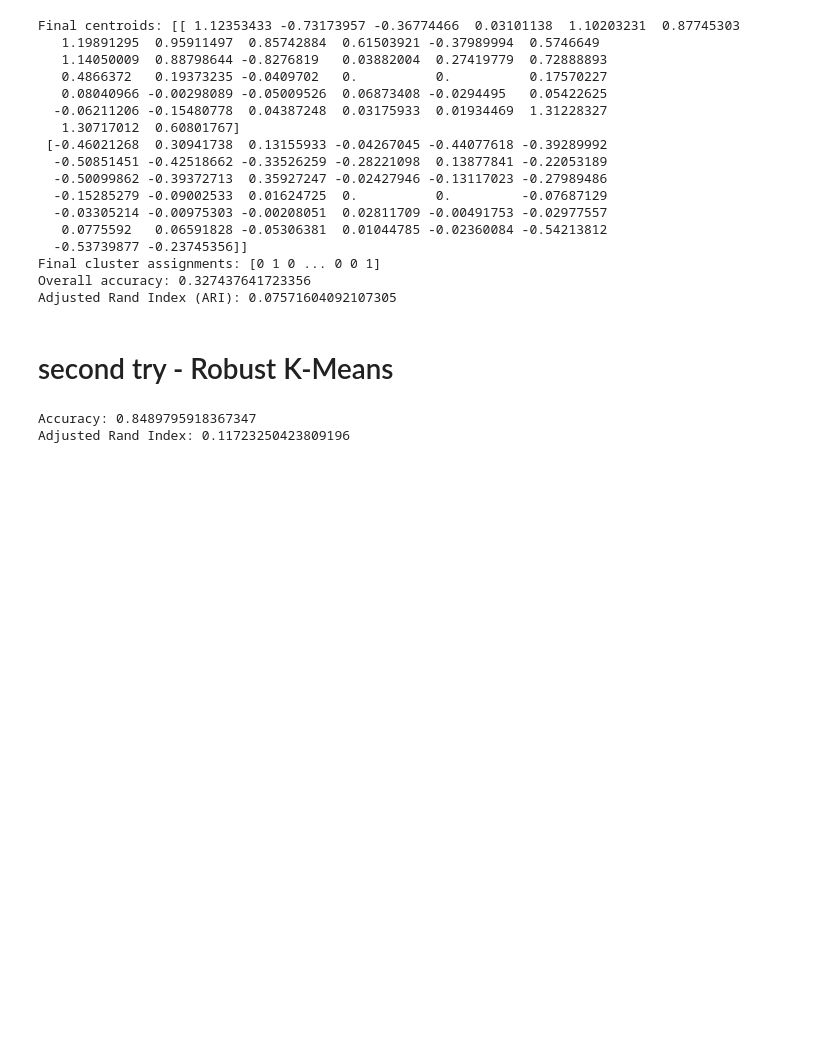
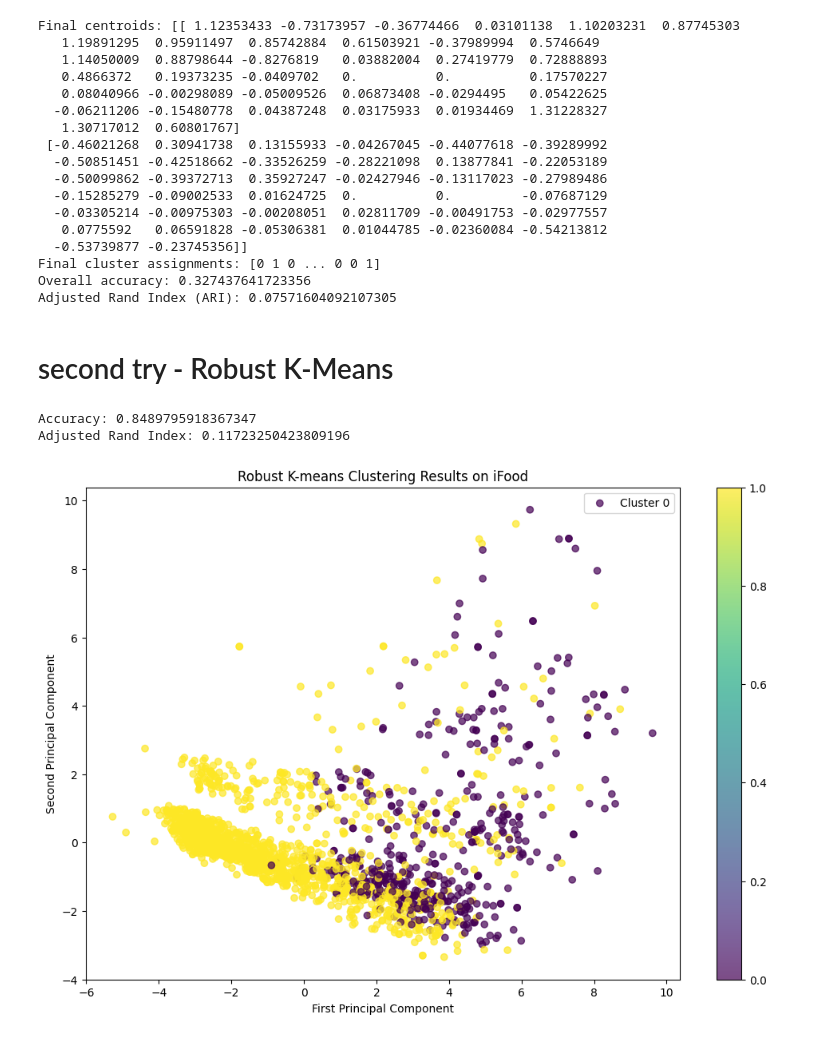
Before and after one commit to felicianappi8/Machine-Learning-15.095-Project, a Jupyter notebook: ifood.ipynb, the cells around one changed output. Cells and saved outputs as stored; diff of their text form; code cells hidden in the pictures; blank space fills up the shorter version.

Commit message:
Add files via upload
Added plots for robust k-means

```diff
--- a/ifood.ipynb
+++ b/ifood.ipynb
@@ -645,3 +645,32 @@ print("Adjusted Rand Index:", adjusted_rand_ifood_kmeans)
 # %% [output]
 Accuracy: 0.8489795918367347
 Adjusted Rand Index: 0.11723250423809196
+# %%
+import matplotlib.pyplot as plt
+from sklearn.decomposition import PCA
+
+# Reduce dimensionality to 2D using PCA
+pca = PCA(n_components=2)
+X_pca = pca.fit_transform(X_ifood_scaled)
+
+# Create a scatter plot
+plt.figure(figsize=(12, 8))
+scatter = plt.scatter(X_pca[:, 0], X_pca[:, 1], c=labels_ifood, cmap='viridis', alpha=0.7)
+
+
+
+# Add a color bar
+plt.colorbar(scatter)
+
+# Add labels and title
+plt.xlabel('First Principal Component')
+plt.ylabel('Second Principal Component')
+plt.title('Robust K-means Clustering Results on iFood')
+
+# Add a legend
+plt.legend(['Cluster 0', 'Cluster 1', 'Cluster Centers'])
+
+# Show the plot
+plt.show()
+# %% [output]
+[figure, added]
```
Also changed, not shown: parts of 2 cells of this notebook.
